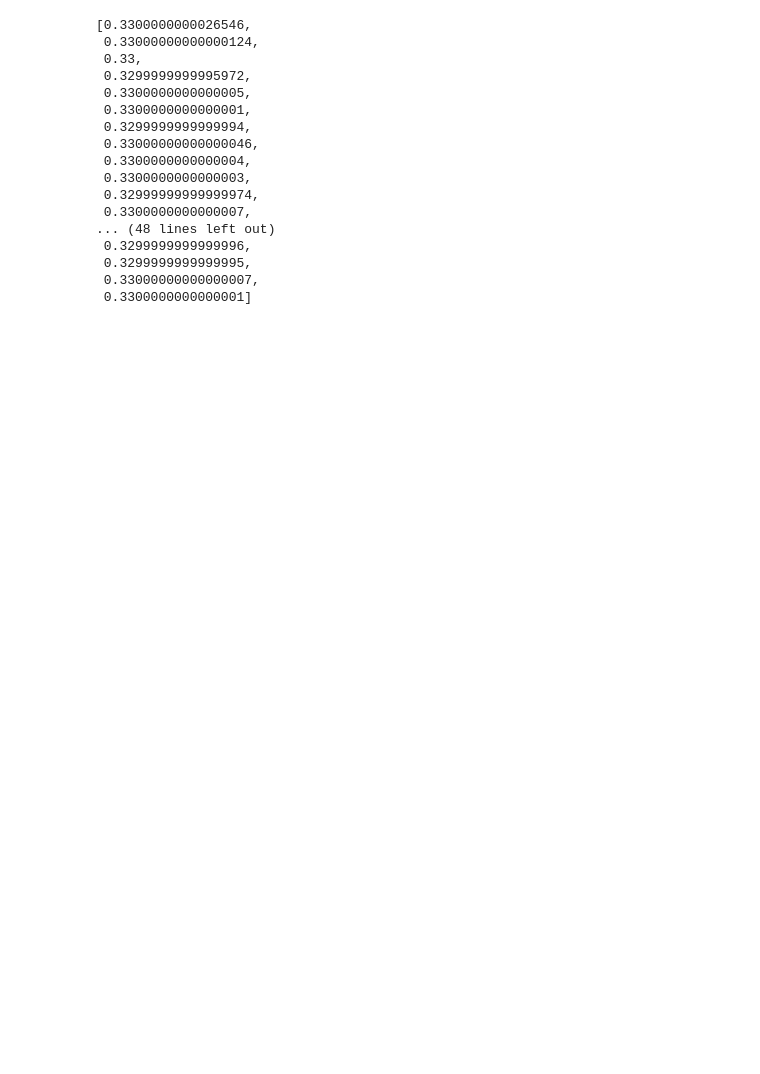
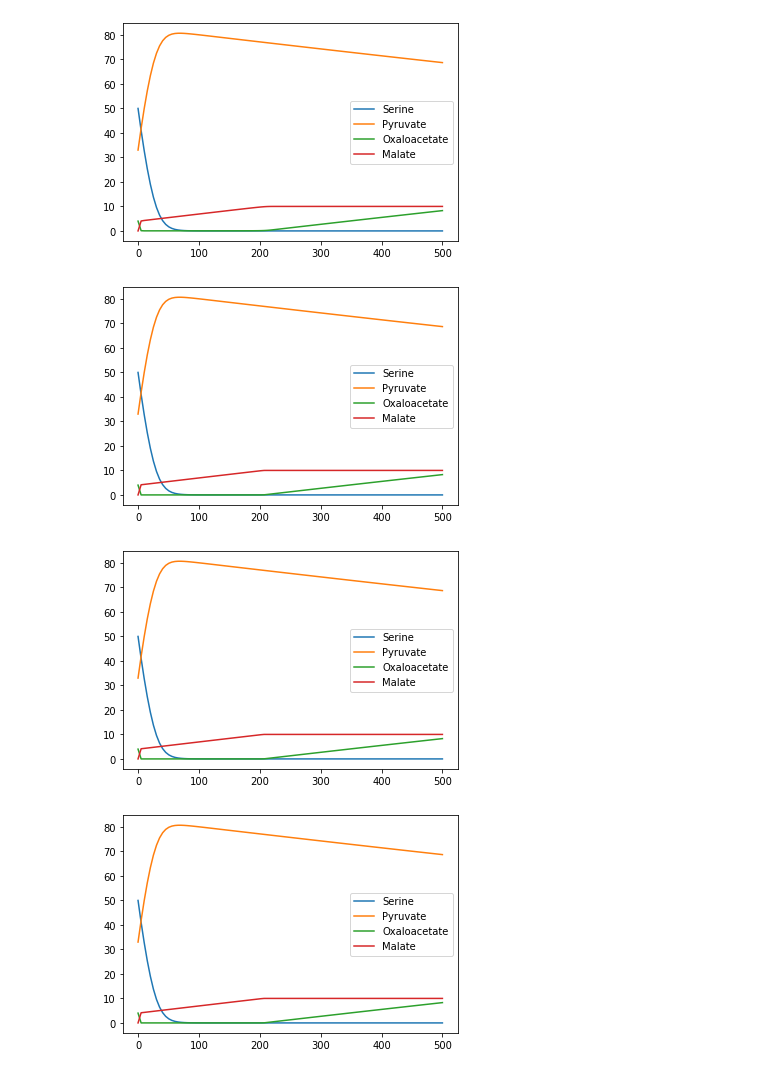
Before and after one commit to carothersresearch/ODBM, a Jupyter notebook: buildModelFromExcel.ipynb, the cells around one changed output. Drawn from its saved outputs; the diff is of its cells as text; code cells hidden in the pictures; blank space fills up the shorter version.

Commit message:
started events, fixed plots in notebook

```diff
--- a/buildModelFromExcel.ipynb
+++ b/buildModelFromExcel.ipynb
@@ -5,10 +5,10 @@ import tellurium as te
 from odbm.odbm import ModelBuilder
 import matplotlib.pyplot as plt
 # %%
-model_species = pd.read_excel('model_definition_simple_ex.xlsx', sheet_name = 'Species & Base Mechanisms', engine = 'openpyxl')
-model_rxns = pd.read_excel('model_definition_simple_ex.xlsx', sheet_name = 'Reaction', engine = 'openpyxl')
+model_species = pd.read_excel('Examples/multi_enzyme_model.xlsx', sheet_name = 'Species & Base Mechanisms', engine = 'openpyxl')
+model_rxns = pd.read_excel('Examples/multi_enzyme_model.xlsx', sheet_name = 'Reaction', engine = 'openpyxl')
 # %%
-modelfile = 'new_model.txt'
+modelfile = 'multi_enzyme_model.txt'
 myModel = ModelBuilder(model_species, model_rxns)
 myModel.saveModel(modelfile)
 
@@ -19,10 +19,9 @@ sdaV = list(map(lambda x:x.upper(),model_species[['Sda' in s for s in model_spec
 pcxV = list(map(lambda x:x.upper(),model_species[['PCX' in s for s in model_species['Label']]]['Label']))
 mdhV = list(map(lambda x:x.upper(),model_species[['Mdh' in s for s in model_species['Label']]]['Label']))
 
-enzymeInit = 0.5
+enzymeInit = 0.005
 # %%
 results = []
-s = r.simulate(0,10)
 
 for sda in sdaV:
     for pcx in pcxV:
@@ -31,6 +30,11 @@ for sda in sdaV:
             r['['+pcx+']'] = enzymeInit
             r['['+mdh+']'] = enzymeInit
 
-            s = r.simulate(0,10)
-            results.append(s['[MALICACID]'][-1])
+            s = r.simulate(0,500,100)
+            time = s[:,0]
+            serine = s[:,1]
+            pyruvate = s[:,3]
+            oxaloacetate = s[:,4]
+            malate = s[:,-1]
+            results.append([time,serine,pyruvate,oxaloacetate,malate])
             r.reset()
@@ -59,20 +71,12 @@ for k,r in model_rxns.iterrows():
-# %%
-results
-# %% [output]
-[0.3300000000026546,
- 0.33000000000000124,
- 0.33,
- 0.3299999999995972,
- 0.3300000000000005,
- 0.3300000000000001,
- 0.3299999999999994,
- 0.33000000000000046,
- 0.3300000000000004,
- 0.3300000000000003,
- 0.32999999999999974,
- 0.3300000000000007,
-... (48 lines left out)
- 0.3299999999999996,
- 0.3299999999999995,
- 0.33000000000000007,
- 0.3300000000000001]
+# %%
+
+for sim in results[16:24]:
+    plt.figure()
+    for species in sim[1:]:
+        plt.plot(sim[0],species)
+    plt.legend(labels = ['Serine','Pyruvate','Oxaloacetate', 'Malate'])
+# %% [output]
+[figure, added]
+[figure, added]
+[figure, added]
+[figure, added]
```
Also changed, not shown: parts of 3 cells of this notebook, 6 other files.
